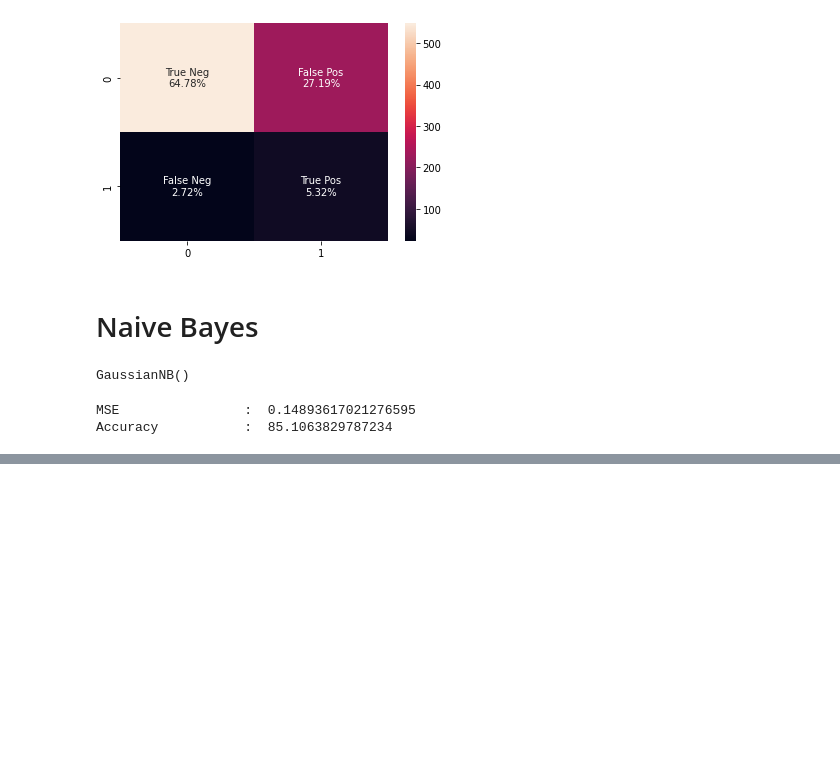
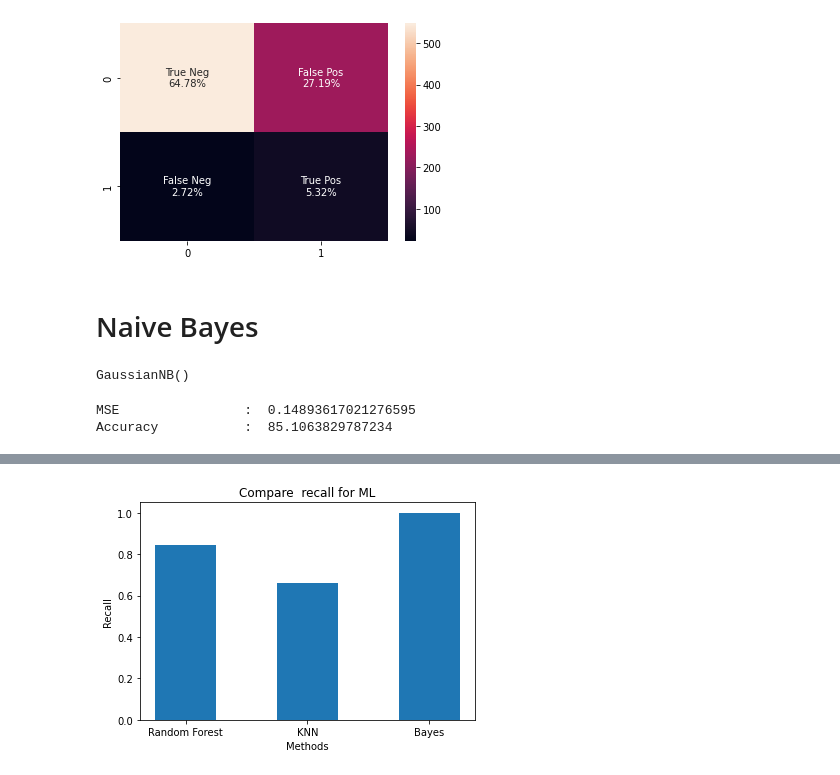
Before and after one commit to mertz1999/Alzheimer-s-Disease-Prediction, a Jupyter notebook: Alzh_Predict.ipynb, the cells around one changed output, grey strips where cells are left out. Drawn from its saved outputs; the diff is of its cells as text; code cells hidden in the pictures; blank space fills up the shorter version.

```diff
--- a/Alzh_Predict.ipynb
+++ b/Alzh_Predict.ipynb
@@ -276,0 +344,12 @@ KNN recall    :  1.0
+# %%
+# recall
+
+plt.bar(["Random Forest", "KNN", "Bayes"], [recall_dict['random_forest'], recall_dict['knn'], recall_dict['bayes']],
+        width = 0.5)
+
+plt.xlabel("Methods")
+plt.ylabel("Recall")
+plt.title("Compare  recall for ML")
+plt.show()
+# %% [output]
+[figure, added]
```
Also changed, not shown: parts of 12 cells of this notebook.
